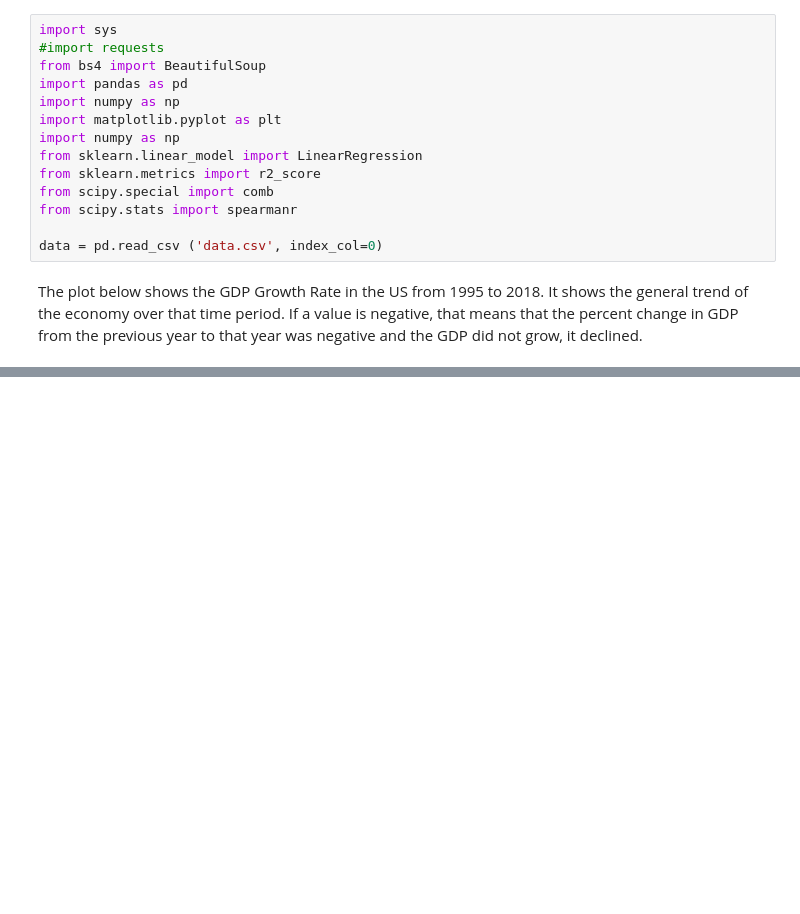
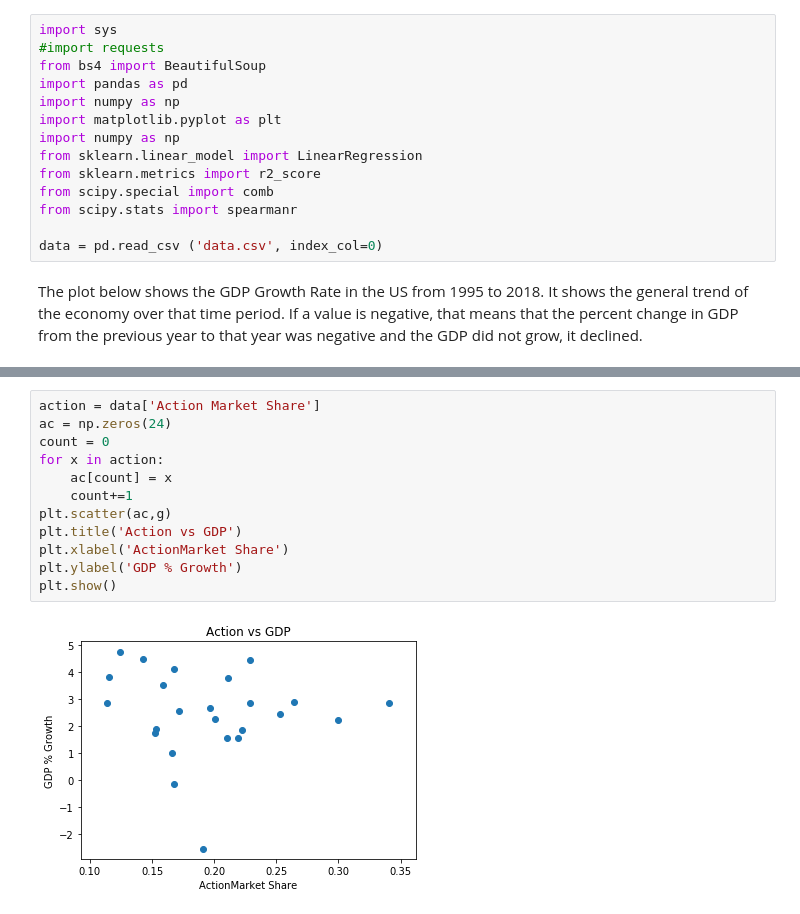
Before and after one commit to ss2944/data-sci, a Jupyter notebook: MarketShare-GDP.ipynb, the cells around one changed output, grey strips where cells are left out. Cells and saved outputs as stored; diff of their text form; blank space fills up the shorter version.

```diff
--- a/MarketShare-GDP.ipynb
+++ b/MarketShare-GDP.ipynb
@@ -59,0 +53,14 @@ other = data['Other Genres Market Share']
+# %%
+action = data['Action Market Share']
+ac = np.zeros(24)
+count = 0
+for x in action:
+    ac[count] = x
+    count+=1
+plt.scatter(ac,g)
+plt.title('Action vs GDP')
+plt.xlabel('ActionMarket Share')
+plt.ylabel('GDP % Growth')
+plt.show()
+# %% [output]
+[figure, added]
```
Also changed, not shown: parts of 16 cells of this notebook.
